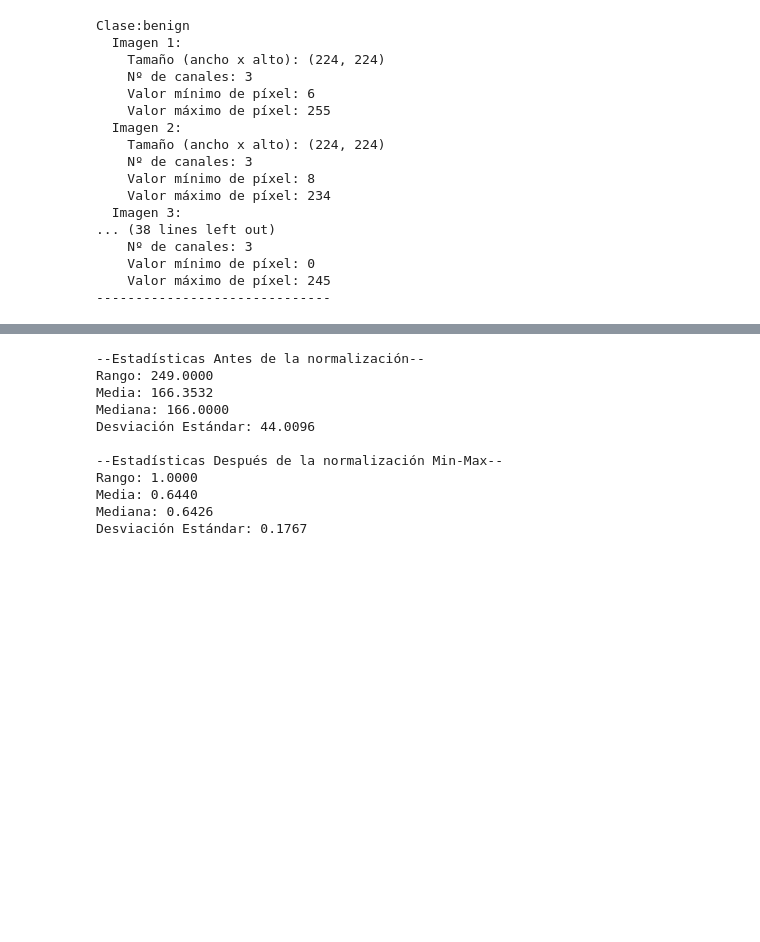
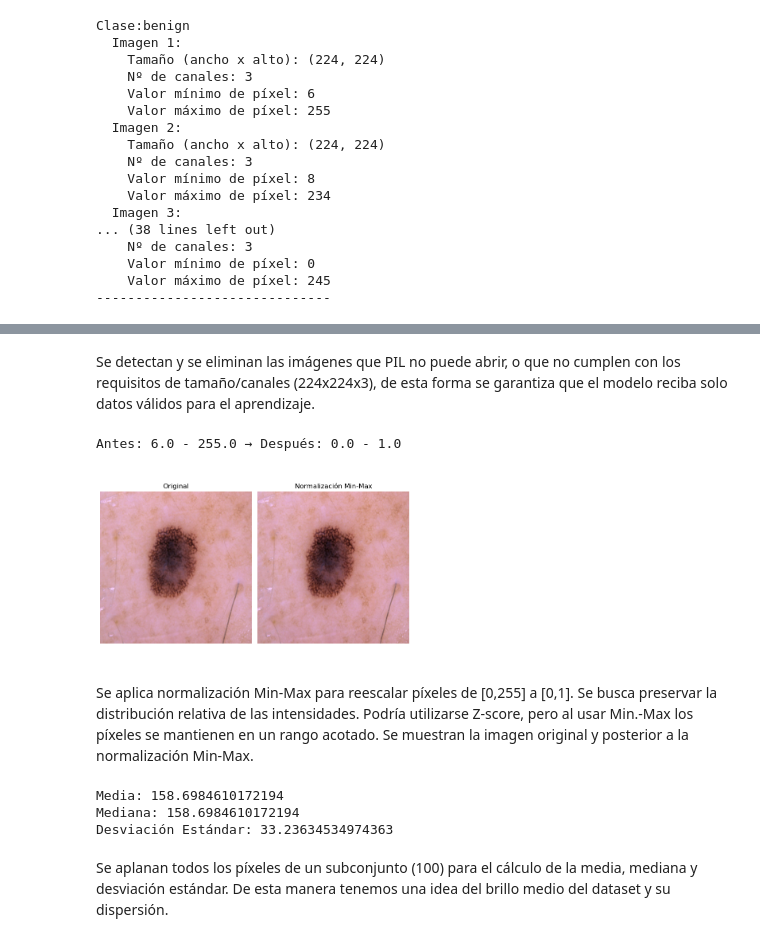
Before and after one commit to matiascf25/Analisis_datos, a Jupyter notebook: Análisis Datos.ipynb, the cells around one changed output, grey strips where cells are left out. Cells and saved outputs as stored; diff of their text form; code cells hidden in the pictures; blank space fills up the shorter version.

```diff
--- a/Análisis Datos.ipynb
+++ b/Análisis Datos.ipynb
@@ -187,27 +137,61 @@ plt.show()
+# %% [markdown]
+Se detectan y se eliminan las imágenes que PIL no puede abrir, o que no cumplen con los requisitos de tamaño/canales (224x224x3), de esta forma se garantiza que el modelo reciba solo datos válidos para el aprendizaje.
+# %%
+# Normalización de los datos
+import numpy as np
+
+def minmax_norm(img_arr):
+    return (img_arr - img_arr.min()) / (img_arr.max() - img_arr.min())
+
+# Ejemplo con una imagen:
+from PIL import Image
+img = np.array(Image.open(next((train_dir / classes[0]).glob("*")))).astype(np.float32)
+norm_img = minmax_norm(img)
+print("Antes:", img.min(),"-", img.max(), "→ Después:", norm_img.min(),"-", norm_img.max())
+
+# Seleccionamos una imagen como ejemplo
+img_path = next((train_dir / classes[0]).glob("*"))
+img = Image.open(img_path)
+img_array = np.array(img).astype(np.float32) # Convertir a float para las operaciones
+
+# Visualizar resultados
+fig, axs = plt.subplots(1, 4, figsize=(16, 5))
+axs[0].imshow(img_array.astype(np.uint8))
+axs[0].set_title('Original')
+axs[1].imshow(norm_img)
+axs[1].set_title("Normalización Min-Max")
+for ax in axs:
+    ax.axis('off')
+plt.tight_layout()
+plt.show()
+# %% [output]
+Antes: 6.0 - 255.0 → Después: 0.0 - 1.0
+[figure, added]
+# %% [markdown]
+Se aplica normalización Min-Max para reescalar píxeles de [0,255] a [0,1]. Se busca preservar la distribución relativa de las intensidades.
+Podría utilizarse Z-score, pero al usar Min.-Max los píxeles se mantienen en un rango acotado.
+Se muestran la imagen original y posterior a la normalización Min-Max.
 # %%
-# Estadísticas imágenes originales
-img_orig = img_array.ravel()
-img_minmax = norm_min_max.ravel() # Normalización Min-Max presenta mayores ventajas en este caso (no requiere cálculos avanzados y los datos son más fáciles de interpretar)
+# Análisis descriptivo, revisión de las estadísticas globales
+import numpy as np
+from PIL import Image
 
-def calcular_estadisticas(nombre,data):
-    print(f"\n--Estadísticas {nombre}--")
-    print(f"Rango: {np.max(data)- np.min(data):.4f}")
-    print(f"Media: {np.mean(data):.4f}")
-    print(f"Mediana: {np.median(data):.4f}")
-    print(f"Desviación Estándar: {np.std(data):.4f}")
+# Leer N imágenes en escala de grises
+N = 100
+pix_vals = []
+for i, p in enumerate((train_dir/classes[0]).glob("*")):
+    if i>=N: break
+    arr = np.array(Image.open(p).convert("L")).ravel()
+    pix_vals.append(arr)
+all_pixels = np.concatenate(pix_vals)
 
-calcular_estadisticas("Antes de la normalización", img_orig)
-calcular_estadisticas("Después de la normalización Min-Max",img_minmax)
+print("Media:",   all_pixels.mean())
+print("Mediana:", all_pixels.mean())
+print("Desviación Estándar:",  all_pixels.std())
 # %% [output]
---Estadísticas Antes de la normalización--
-Rango: 249.0000
-Media: 166.3532
-Mediana: 166.0000
-Desviación Estándar: 44.0096
-
---Estadísticas Después de la normalización Min-Max--
-Rango: 1.0000
-Media: 0.6440
-Mediana: 0.6426
-Desviación Estándar: 0.1767
+Media: 158.6984610172194
+Mediana: 158.6984610172194
+Desviación Estándar: 33.23634534974363
+# %% [markdown]
+Se aplanan todos los píxeles de un subconjunto (100) para el cálculo de la media, mediana y desviación estándar. De esta manera tenemos una idea del brillo medio del dataset y su dispersión.
 # %%
```
Also changed, not shown: parts of 22 cells of this notebook.
